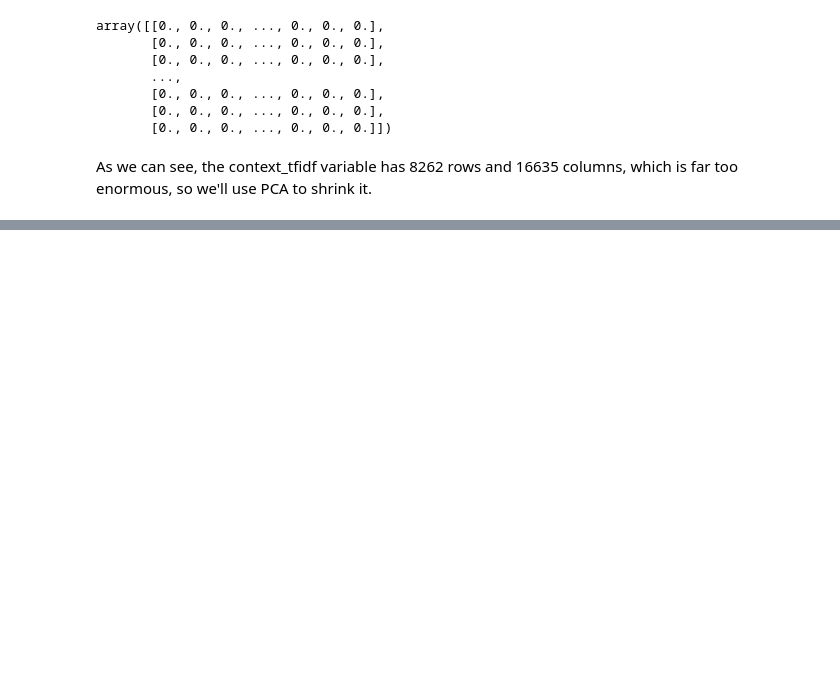
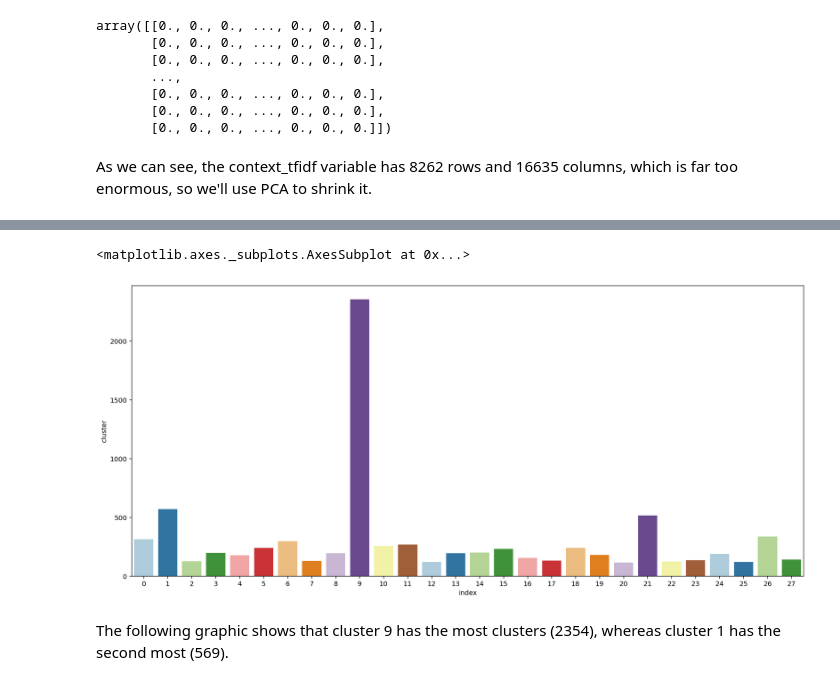
Before and after one commit to PUNEETSUBHANJI/Netflix_movies_Tv_shows_clustering, a Jupyter notebook: Netflix_Movies_Tv_shows_Clustering.ipynb, the cells around one changed output, grey strips where cells are left out. Cells and saved outputs as stored; diff of their text form; code cells hidden in the pictures; blank space fills up the shorter version.

```diff
--- a/Netflix_Movies_Tv_shows_Clustering.ipynb
+++ b/Netflix_Movies_Tv_shows_Clustering.ipynb
@@ -681,0 +804,10 @@ As we can see, the context_tfidf variable has 8262 rows and 16635 columns, which
+# %%
+#sillhoute score of clusters
+sill = []
+for i in range(2,39):
+    model = KMeans(n_clusters=i,init ='k-means++',random_state=51)
+    model.fit(context_tfidf)
+    y1 = model.predict(context_tfidf)
+    score = silhouette_score(context_tfidf,y1)
+    sill.append(score)
+    print('cluster: %d \t Sillhoute: %0.4f'%(i,score))
@@ -681,0 +836,4 @@ As we can see, the context_tfidf variable has 8262 rows and 16635 columns, which
+# %%
+#Kmeans clustering Implementation
+Kmeans_clustersmodel= KMeans(n_clusters=28, init='k-means++', max_iter=100, n_init=1,random_state=51)
+Kmeans_clustersmodel.fit(context_tfidf)
@@ -681,0 +861,3 @@ As we can see, the context_tfidf variable has 8262 rows and 16635 columns, which
+# %%
+#now creating a new feature name as cluster in which each row of content feature is assigned to their separate cluster
+data_clean_frame['cluster'] = Kmeans_clustersmodel.labels_
@@ -681,0 +874,4 @@ As we can see, the context_tfidf variable has 8262 rows and 16635 columns, which
+# %%
+#checking the number of clusters
+number_of_clusters=data_clean_frame['cluster'].value_counts().reset_index()
+number_of_clusters
@@ -681,0 +896,9 @@ As we can see, the context_tfidf variable has 8262 rows and 16635 columns, which
+# %%
+#checking the number of clusters
+plt.figure(figsize=(18,8))
+sns.barplot(x=number_of_clusters['index'],y=number_of_clusters['cluster'], palette = 'Paired')
+# %% [output]
+<matplotlib.axes._subplots.AxesSubplot at 0x...>
+[figure, added]
+# %% [markdown]
+The following graphic shows that cluster 9 has the most clusters (2354), whereas cluster 1 has the second most (569).
```
Also changed, not shown: parts of 21 cells of this notebook.
